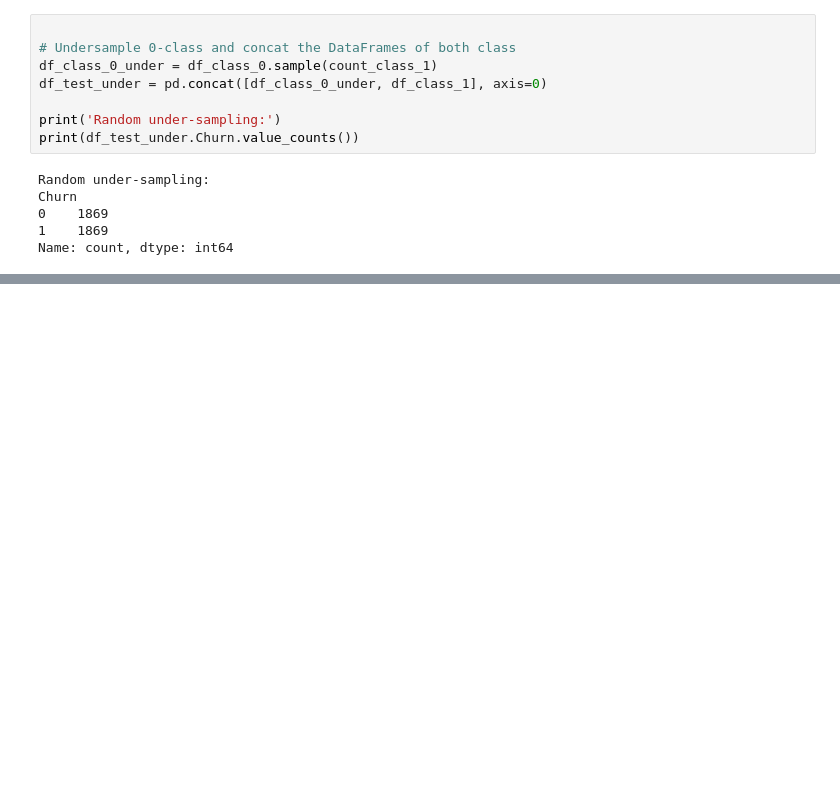
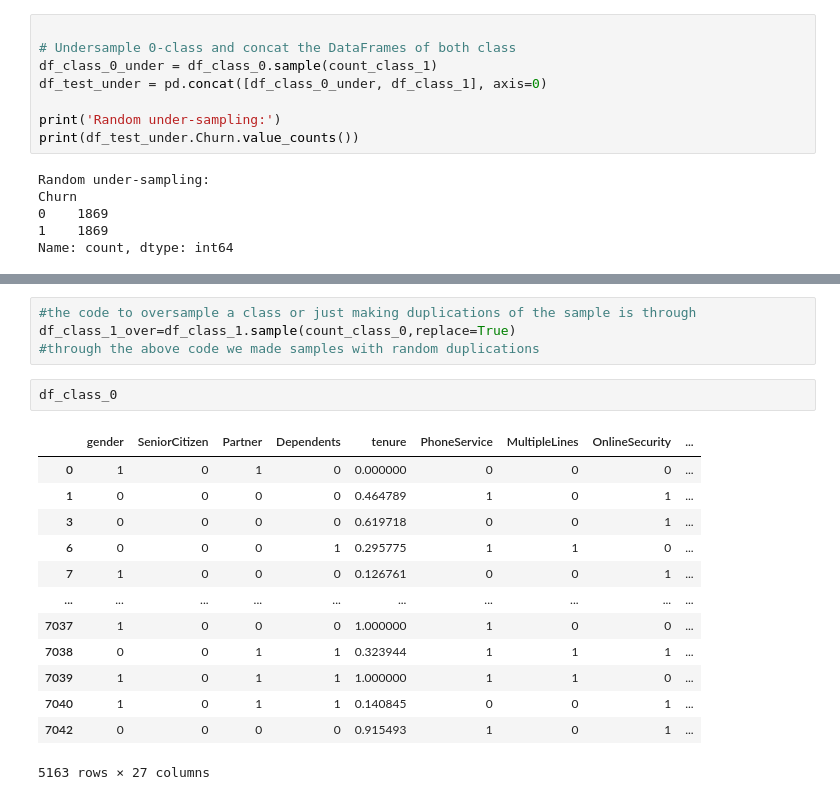
Before and after one commit to DEVELOPER-SWAPNEEL/PYTHON, a Jupyter notebook: Handling imbalanced dataset in machine learning.ipynb, the cells around one changed output, grey strips where cells are left out. Drawn from its saved outputs; the diff is of its cells as text; blank space fills up the shorter version.

```diff
--- a/Handling imbalanced dataset in machine learning.ipynb
+++ b/Handling imbalanced dataset in machine learning.ipynb
@@ -516,0 +564,20 @@ Name: count, dtype: int64
+# %%
+#the code to oversample a class or just making duplications of the sample is through
+df_class_1_over=df_class_1.sample(count_class_0,replace=True)
+#through the above code we made samples with random duplications
+# %%
+df_class_0
+# %% [output]
+|  | gender | SeniorCitizen | Partner | Dependents | tenure | PhoneService | MultipleLines | OnlineSecurity | ... |
+| 0 | 1 | 0 | 1 | 0 | 0.000000 | 0 | 0 | 0 | ... |
+| 1 | 0 | 0 | 0 | 0 | 0.464789 | 1 | 0 | 1 | ... |
+| 3 | 0 | 0 | 0 | 0 | 0.619718 | 0 | 0 | 1 | ... |
+| 6 | 0 | 0 | 0 | 1 | 0.295775 | 1 | 1 | 0 | ... |
+| 7 | 1 | 0 | 0 | 0 | 0.126761 | 0 | 0 | 1 | ... |
+| ... | ... | ... | ... | ... | ... | ... | ... | ... | ... |
+| 7037 | 1 | 0 | 0 | 0 | 1.000000 | 1 | 0 | 0 | ... |
+| 7038 | 0 | 0 | 1 | 1 | 0.323944 | 1 | 1 | 1 | ... |
+| 7039 | 1 | 0 | 1 | 1 | 1.000000 | 1 | 1 | 0 | ... |
+| 7040 | 1 | 0 | 1 | 1 | 0.140845 | 0 | 0 | 1 | ... |
+| 7042 | 0 | 0 | 0 | 0 | 0.915493 | 1 | 0 | 1 | ... |
+5163 rows × 27 columns
```
Also changed, not shown: parts of 20 cells of this notebook.
